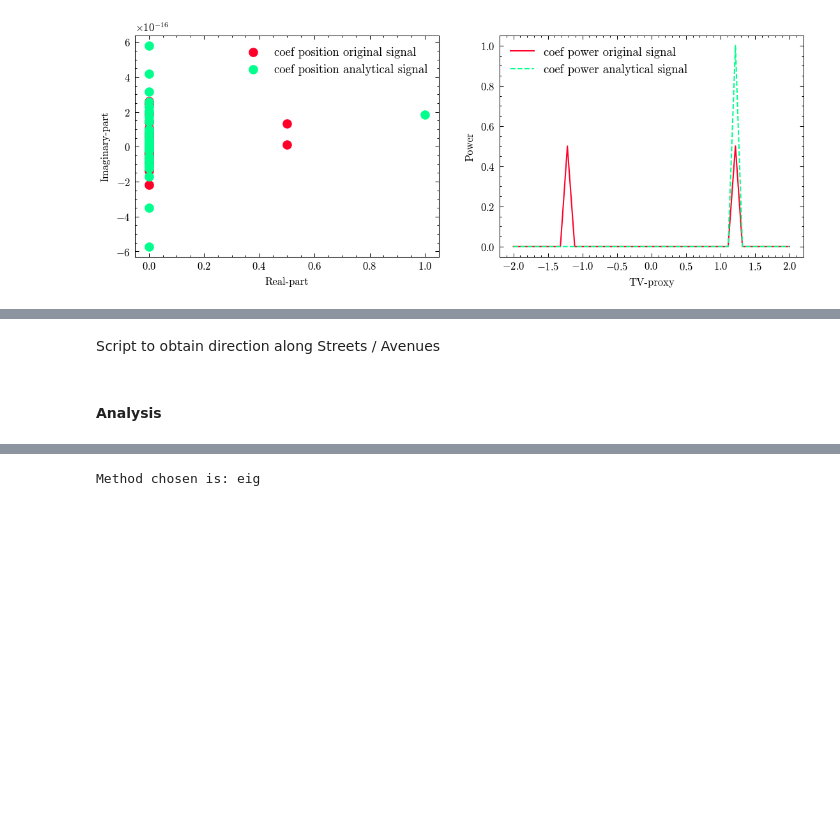
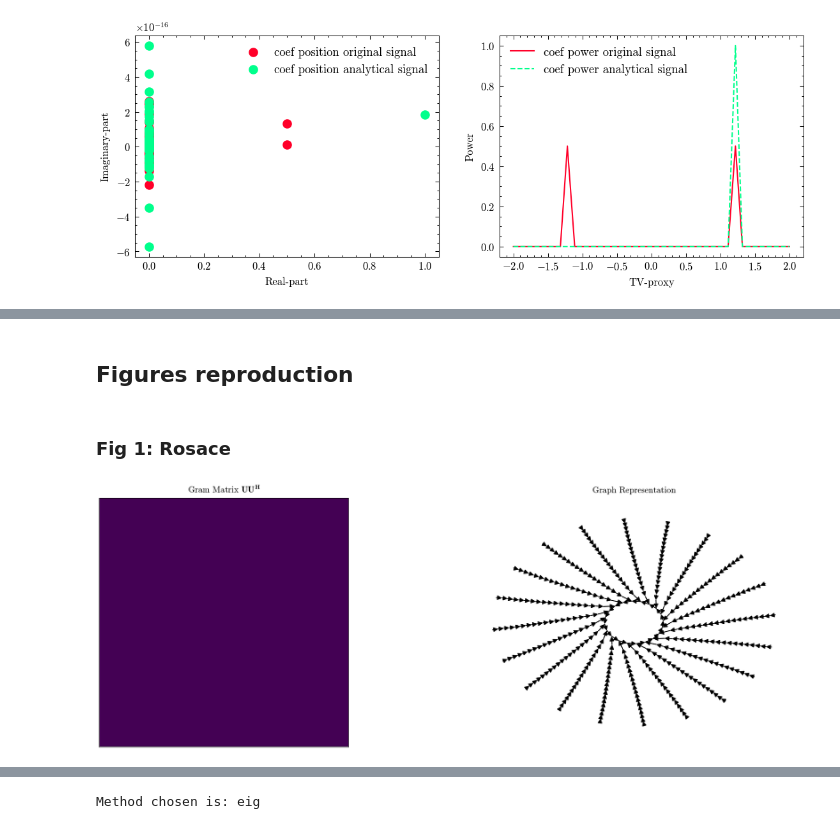
Before and after one commit to MIPLabCH/Graph-Hilbert-Transform, a Jupyter notebook: notebooks/graph_hilbert.ipynb, the cells around one changed output, grey strips where cells are left out. Cells and saved outputs as stored; diff of their text form; code cells hidden in the pictures; blank space fills up the shorter version.

```diff
--- a/notebooks/graph_hilbert.ipynb
+++ b/notebooks/graph_hilbert.ipynb
@@ -464,2 +60,0 @@ else:
-# %% [markdown]
-Script to obtain direction along Streets / Avenues
@@ -500,2 +61,22 @@ graph_signal[xycoords_rank] += manifold_vertdiagonal
-# %% [markdown]
-#### Analysis
+# %% [markdown]
+## Figures reproduction
+# %% [markdown]
+### Fig 1: Rosace
+# %%
+Nr = 20
+cycle = graph_utils.make_graph(Nr, graph_type="cycle")
+Nc = 20
+A = np.zeros((Nc * Nr, Nc * Nr))
+for k in range(Nc):
+    tmp = deepcopy(cycle)
+    if k in np.arange(Nc):
+        tmp[-1][0] = 0
+    A[k * Nr : (k + 1) * Nr, k * Nr : (k + 1) * Nr] = tmp
+    if k + 1 == Nc:
+        A[0, k * Nr] = 1
+    else:
+        A[(k + 1) * Nr, k * Nr] = 1
+
+G, pos = graph_utils.vis_graph(A, np.zeros((Nr, Nr)), -1, figsize=(15, 5))
+# %% [output]
+[figure, added]
```
Also changed, not shown: parts of 48 cells of this notebook, 8 other files.
